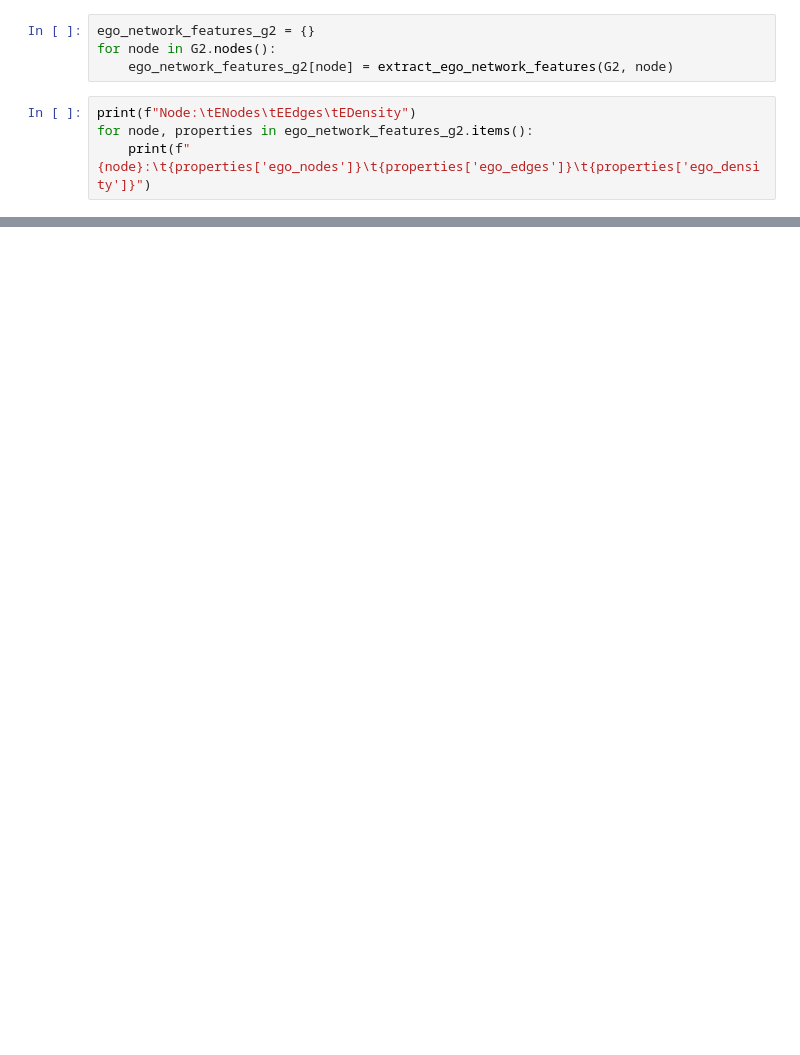
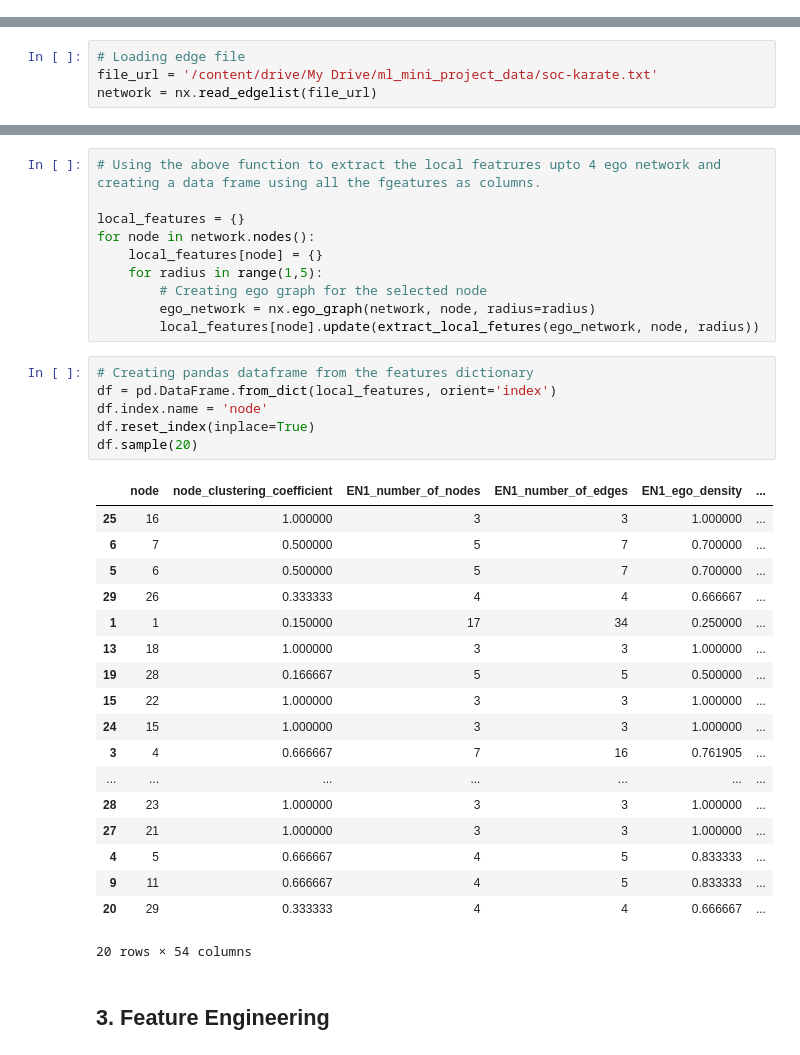
Before and after one commit to kk-shetty/data_science_ik, a Jupyter notebook: projects/ml_mini_project/node_clustering.ipynb, the cells around one changed output, grey strips where cells are left out. Cells and saved outputs as stored; diff of their text form; blank space fills up the shorter version.

```diff
--- a/projects/ml_mini_project/node_clustering.ipynb
+++ b/projects/ml_mini_project/node_clustering.ipynb
@@ -78,8 +2,0 @@ plt.show()
-# %%
-ego_network_features_g2 = {}
-for node in G2.nodes():
-    ego_network_features_g2[node] = extract_ego_network_features(G2, node)
-# %%
-print(f"Node:\tENodes\tEEdges\tEDensity")
-for node, properties in ego_network_features_g2.items():
-    print(f"{node}:\t{properties['ego_nodes']}\t{properties['ego_edges']}\t{properties['ego_density']}")
@@ -103,0 +21,4 @@ Node:   ENodes  EEdges  EDensity
+# %%
+# Loading edge file
+file_url = '/content/drive/My Drive/ml_mini_project_data/soc-karate.txt'
+network = nx.read_edgelist(file_url)
@@ -103,0 +117,37 @@ Node:   ENodes  EEdges  EDensity
+# %%
+# Using the above function to extract the local featrures upto 4 ego network and creating a data frame using all the fgeatures as columns.
+
+local_features = {}
+for node in network.nodes():
+    local_features[node] = {}
+    for radius in range(1,5):
+        # Creating ego graph for the selected node
+        ego_network = nx.ego_graph(network, node, radius=radius)
+        local_features[node].update(extract_local_fetures(ego_network, node, radius))
+# %%
+# Creating pandas dataframe from the features dictionary
+df = pd.DataFrame.from_dict(local_features, orient='index')
+df.index.name = 'node'
+df.reset_index(inplace=True)
+df.sample(20)
+# %% [output]
+|  | node | node_clustering_coefficient | EN1_number_of_nodes | EN1_number_of_edges | EN1_ego_density | ... |
+| 25 | 16 | 1.000000 | 3 | 3 | 1.000000 | ... |
+| 6 | 7 | 0.500000 | 5 | 7 | 0.700000 | ... |
+| 5 | 6 | 0.500000 | 5 | 7 | 0.700000 | ... |
+| 29 | 26 | 0.333333 | 4 | 4 | 0.666667 | ... |
+| 1 | 1 | 0.150000 | 17 | 34 | 0.250000 | ... |
+| 13 | 18 | 1.000000 | 3 | 3 | 1.000000 | ... |
+| 19 | 28 | 0.166667 | 5 | 5 | 0.500000 | ... |
+| 15 | 22 | 1.000000 | 3 | 3 | 1.000000 | ... |
+| 24 | 15 | 1.000000 | 3 | 3 | 1.000000 | ... |
+| 3 | 4 | 0.666667 | 7 | 16 | 0.761905 | ... |
+| ... | ... | ... | ... | ... | ... | ... |
+| 28 | 23 | 1.000000 | 3 | 3 | 1.000000 | ... |
+| 27 | 21 | 1.000000 | 3 | 3 | 1.000000 | ... |
+| 4 | 5 | 0.666667 | 4 | 5 | 0.833333 | ... |
+| 9 | 11 | 0.666667 | 4 | 5 | 0.833333 | ... |
+| 20 | 29 | 0.333333 | 4 | 4 | 0.666667 | ... |
+20 rows × 54 columns
+# %% [markdown]
+## 3. Feature Engineering
```
Also changed, not shown: parts of 39 cells of this notebook.
